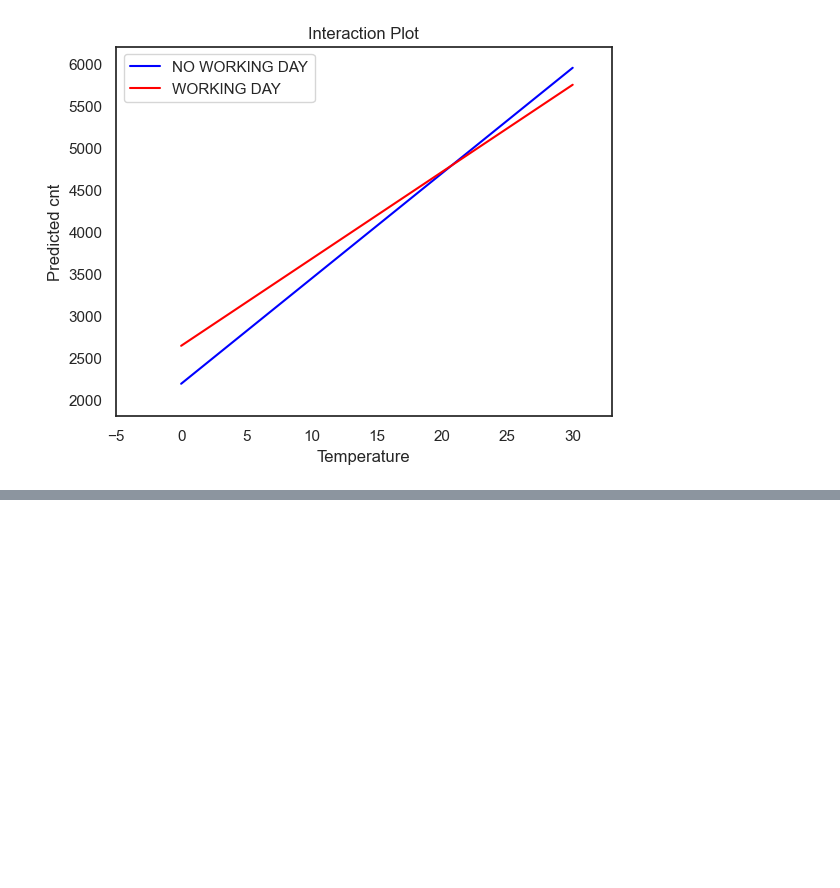
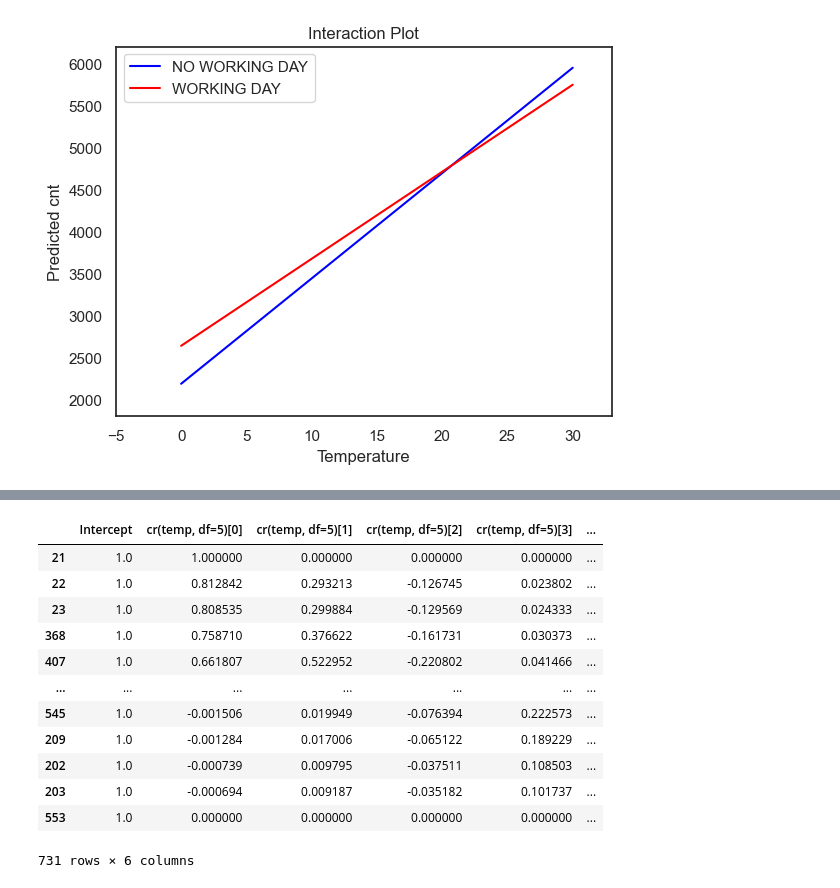
Before and after one commit to shimkoji/Interpretable-machine-learning-by-python, a Jupyter notebook: python/notebook/5.3 Linear Model Extensions.ipynb, the cells around one changed output, grey strips where cells are left out. Cells and saved outputs as stored; diff of their text form; code cells hidden in the pictures; blank space fills up the shorter version.

```diff
--- a/python/notebook/5.3 Linear Model Extensions.ipynb
+++ b/python/notebook/5.3 Linear Model Extensions.ipynb
@@ -485,0 +536,16 @@ PatsyError: Error evaluating factor: NameError: name 'cat' is not defined
+# %%
+model_matrix
+# %% [output]
+|  | Intercept | cr(temp, df=5)[0] | cr(temp, df=5)[1] | cr(temp, df=5)[2] | cr(temp, df=5)[3] | ... |
+| 21 | 1.0 | 1.000000 | 0.000000 | 0.000000 | 0.000000 | ... |
+| 22 | 1.0 | 0.812842 | 0.293213 | -0.126745 | 0.023802 | ... |
+| 23 | 1.0 | 0.808535 | 0.299884 | -0.129569 | 0.024333 | ... |
+| 368 | 1.0 | 0.758710 | 0.376622 | -0.161731 | 0.030373 | ... |
+| 407 | 1.0 | 0.661807 | 0.522952 | -0.220802 | 0.041466 | ... |
+| ... | ... | ... | ... | ... | ... | ... |
+| 545 | 1.0 | -0.001506 | 0.019949 | -0.076394 | 0.222573 | ... |
+| 209 | 1.0 | -0.001284 | 0.017006 | -0.065122 | 0.189229 | ... |
+| 202 | 1.0 | -0.000739 | 0.009795 | -0.037511 | 0.108503 | ... |
+| 203 | 1.0 | -0.000694 | 0.009187 | -0.035182 | 0.101737 | ... |
+| 553 | 1.0 | 0.000000 | 0.000000 | 0.000000 | 0.000000 | ... |
+731 rows × 6 columns
```
Also changed, not shown: parts of 3 cells of this notebook, 2 other files.
